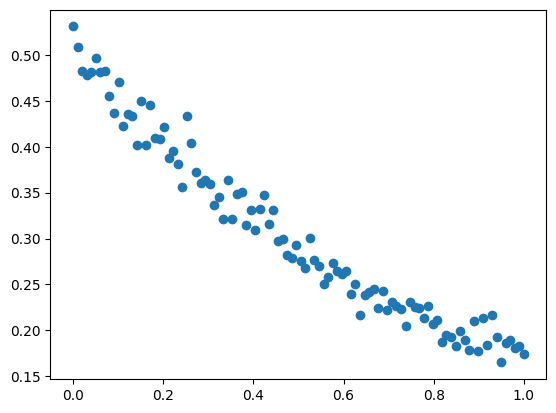
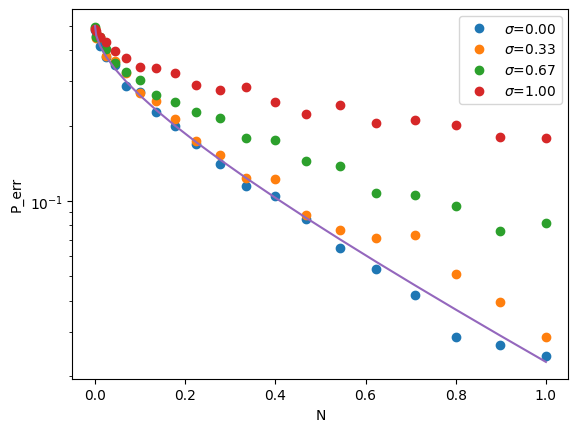
The notebook cell's code change between the first figure and the second:
--- before
+++ after
@@ -1 +1,9 @@
-plt.plot(alphas, p_err, 'o')
+alphas = np.linspace(0,1,20)
+N = alphas**2
+for i, p_err in enumerate(sigmas_list):
+    plt.plot(N, p_err, 'o', label = fr'$\sigma$={sigmas[i]:.2f}')
+plt.xlabel('N')
+plt.ylabel('P_err')
+plt.plot(N, protocols.perr_homodyne(alphas**2, 0))
+plt.yscale('log')
+plt.legend()

Commit: made a function that can create phase diffusion over different sigmas